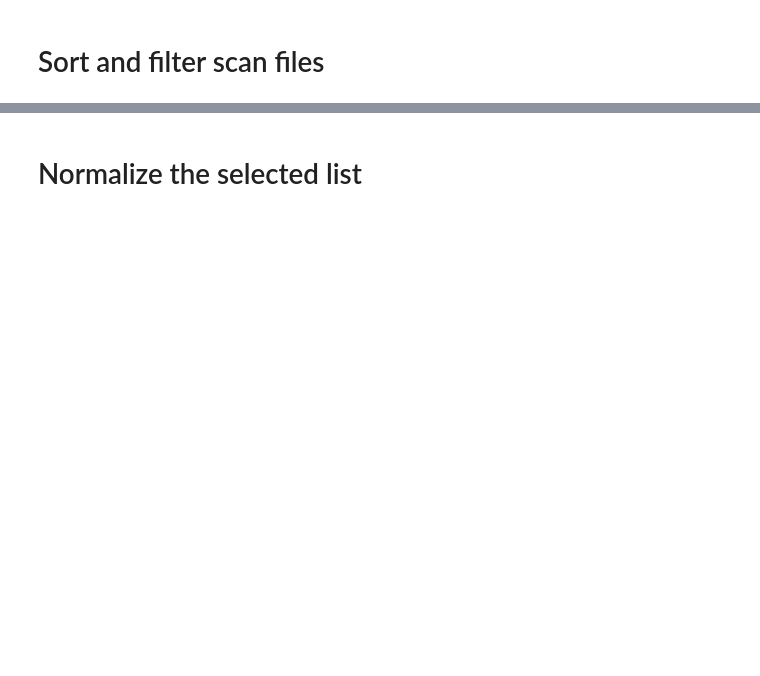
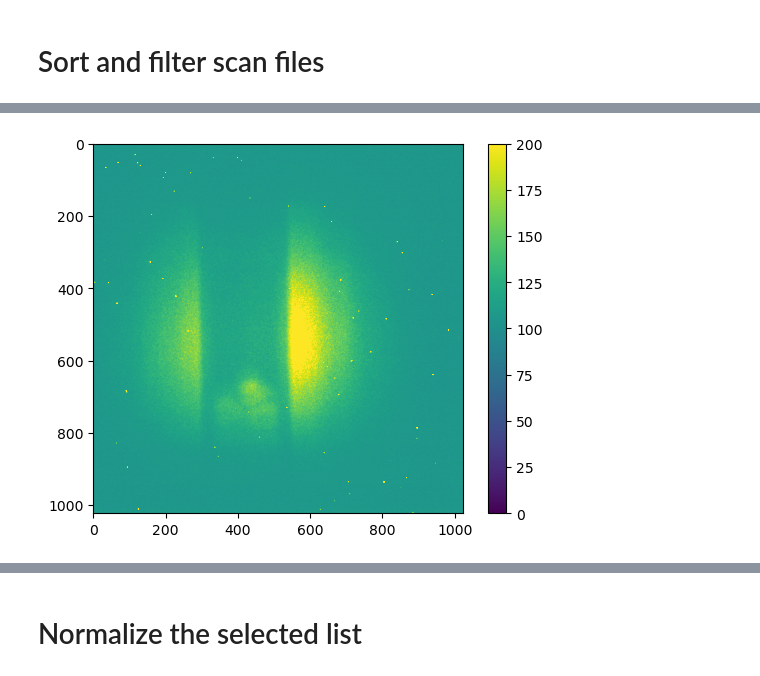
Before and after one commit to zhangy6x/research_stuff, a Jupyter notebook: jupyter_notebooks/norm_recon/sub_normalization_load1save1.ipynb, the cells around one changed output, grey strips where cells are left out. Cells and saved outputs as stored; diff of their text form; code cells hidden in the pictures; blank space fills up the shorter version.

```diff
--- a/jupyter_notebooks/norm_recon/sub_normalization_load1save1.ipynb
+++ b/jupyter_notebooks/norm_recon/sub_normalization_load1save1.ipynb
@@ -212,0 +287,6 @@ ROI:
+# %%
+plt.imshow(_scan_raw[0], vmin=0, vmax=200)
+plt.colorbar()
+plt.show()
+# %% [output]
+[figure, added]
```
Also changed, not shown: parts of 21 cells of this notebook, 3 other files.
